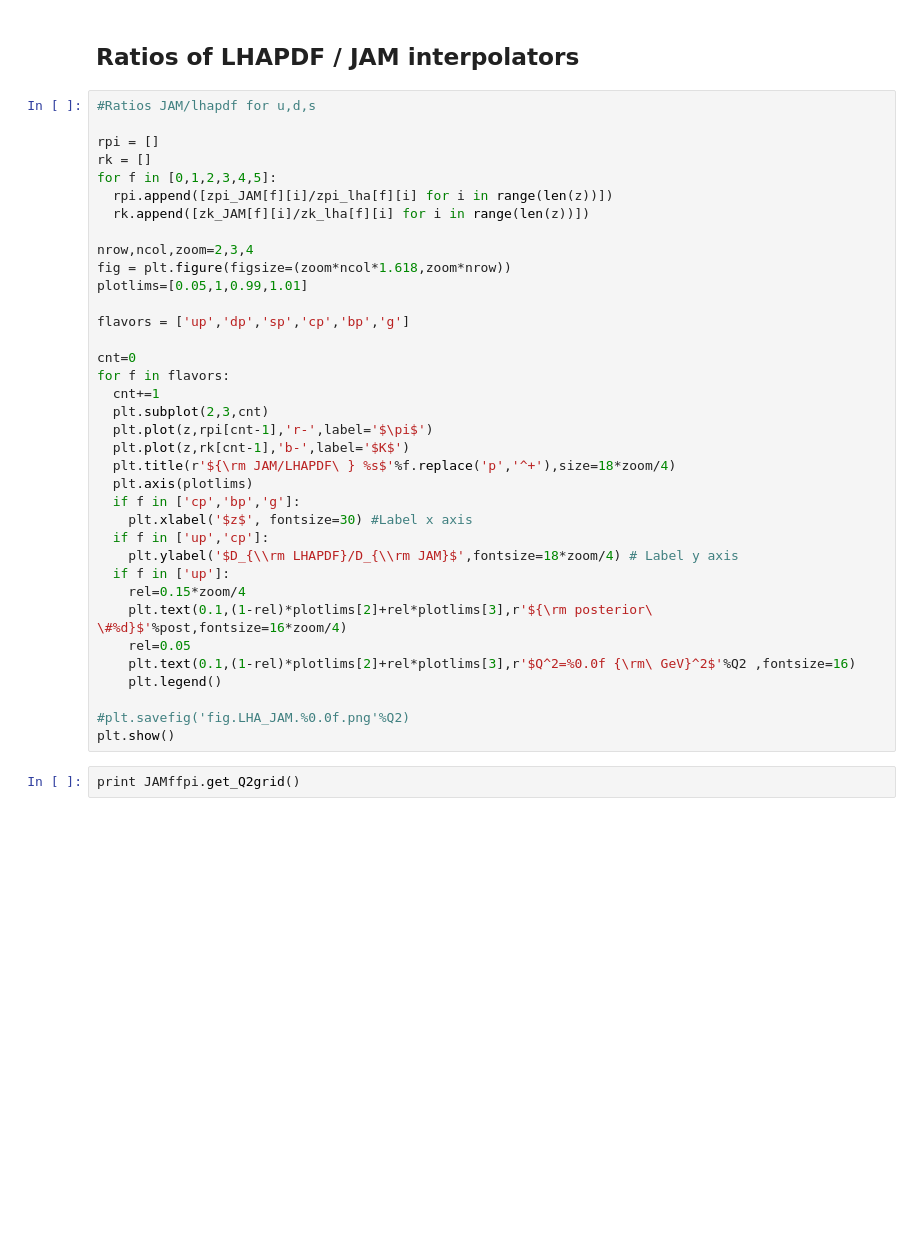
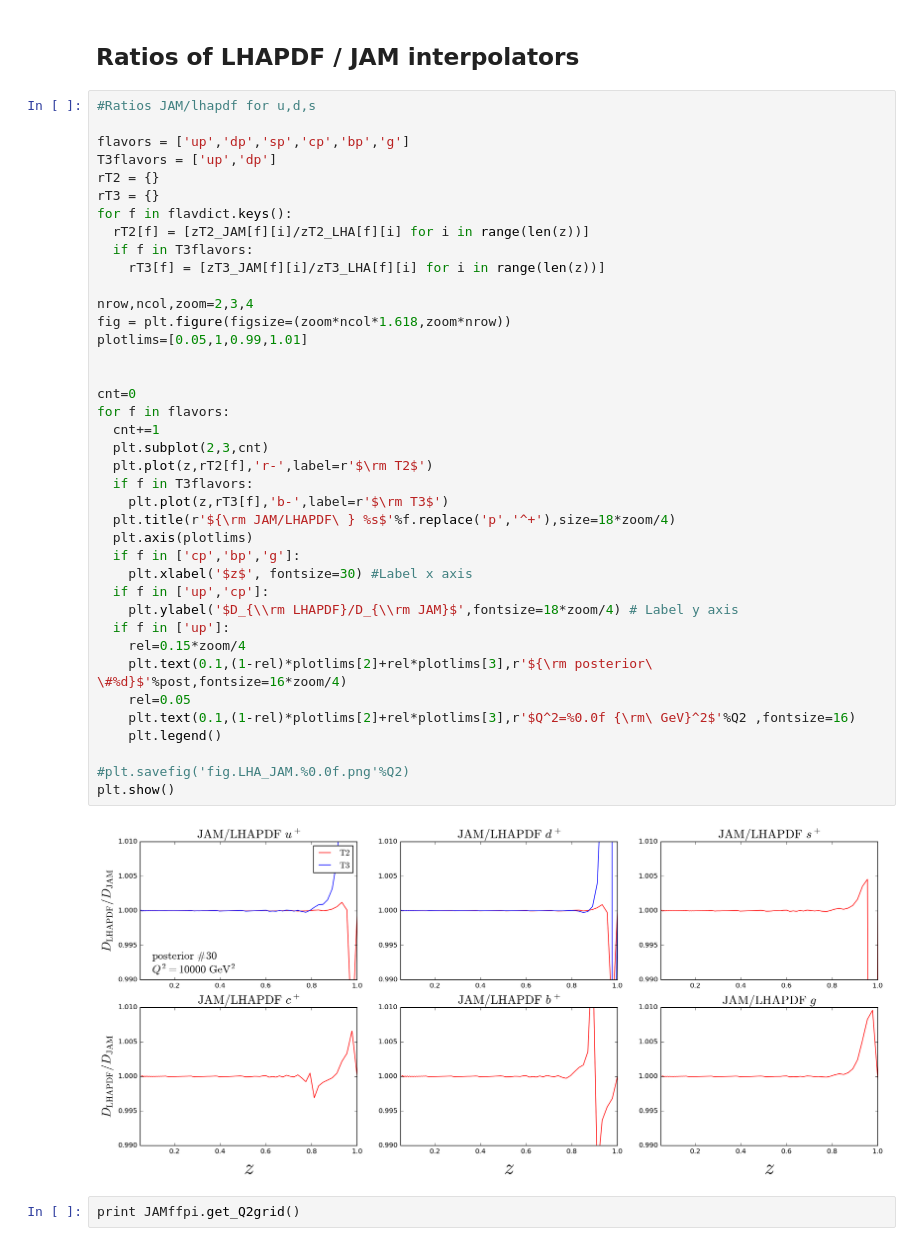
Before and after one commit to brash99/JAMLIB, a Jupyter notebook: LHAPDF/test-PPDF.ipynb, the cells around one changed output. Saved outputs shown, nothing was run; the diff lists cells and outputs as text; blank space fills up the shorter version.

```diff
--- a/LHAPDF/test-PPDF.ipynb
+++ b/LHAPDF/test-PPDF.ipynb
@@ -163,39 +173,44 @@ plt.show()
 # %%
 #Ratios JAM/lhapdf for u,d,s
 
-rpi = []
-rk = []
-for f in [0,1,2,3,4,5]:
-  rpi.append([zpi_JAM[f][i]/zpi_lha[f][i] for i in range(len(z))])
-  rk.append([zk_JAM[f][i]/zk_lha[f][i] for i in range(len(z))])
+flavors = ['up','dp','sp','cp','bp','g']
+T3flavors = ['up','dp']
+rT2 = {}
+rT3 = {}
+for f in flavdict.keys():
+  rT2[f] = [zT2_JAM[f][i]/zT2_LHA[f][i] for i in range(len(z))]
+  if f in T3flavors:
+    rT3[f] = [zT3_JAM[f][i]/zT3_LHA[f][i] for i in range(len(z))]
 
 nrow,ncol,zoom=2,3,4
 fig = plt.figure(figsize=(zoom*ncol*1.618,zoom*nrow))
 plotlims=[0.05,1,0.99,1.01]
 
-flavors = ['up','dp','sp','cp','bp','g']
 
 cnt=0
 for f in flavors:
   cnt+=1
   plt.subplot(2,3,cnt)
-  plt.plot(z,rpi[cnt-1],'r-',label='$\pi$')
-  plt.plot(z,rk[cnt-1],'b-',label='$K$')
+  plt.plot(z,rT2[f],'r-',label=r'$\rm T2$')
+  if f in T3flavors:
+    plt.plot(z,rT3[f],'b-',label=r'$\rm T3$')
   plt.title(r'${\rm JAM/LHAPDF\ } %s$'%f.replace('p','^+'),size=18*zoom/4)
   plt.axis(plotlims)
   if f in ['cp','bp','g']:
     plt.xlabel('$z$', fontsize=30) #Label x axis
   if f in ['up','cp']:
     plt.ylabel('$D_{\\rm LHAPDF}/D_{\\rm JAM}$',fontsize=18*zoom/4) # Label y axis
   if f in ['up']:
     rel=0.15*zoom/4
     plt.text(0.1,(1-rel)*plotlims[2]+rel*plotlims[3],r'${\rm posterior\ \#%d}$'%post,fontsize=16*zoom/4)
     rel=0.05
     plt.text(0.1,(1-rel)*plotlims[2]+rel*plotlims[3],r'$Q^2=%0.0f {\rm\ GeV}^2$'%Q2 ,fontsize=16)
     plt.legend()
 
 #plt.savefig('fig.LHA_JAM.%0.0f.png'%Q2)
 plt.show()
+# %% [output]
+[figure, added]
 # %%
 print JAMffpi.get_Q2grid()
 # %%
```
Also changed, not shown: parts of 5 cells of this notebook.
